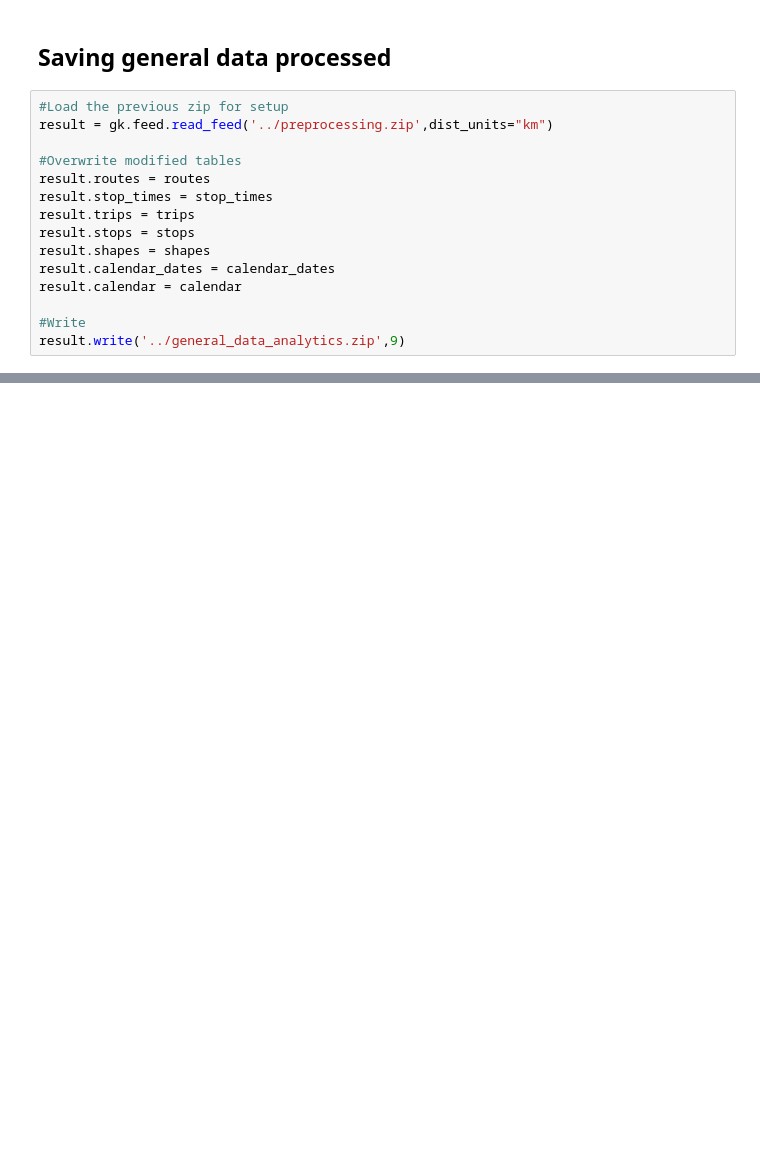
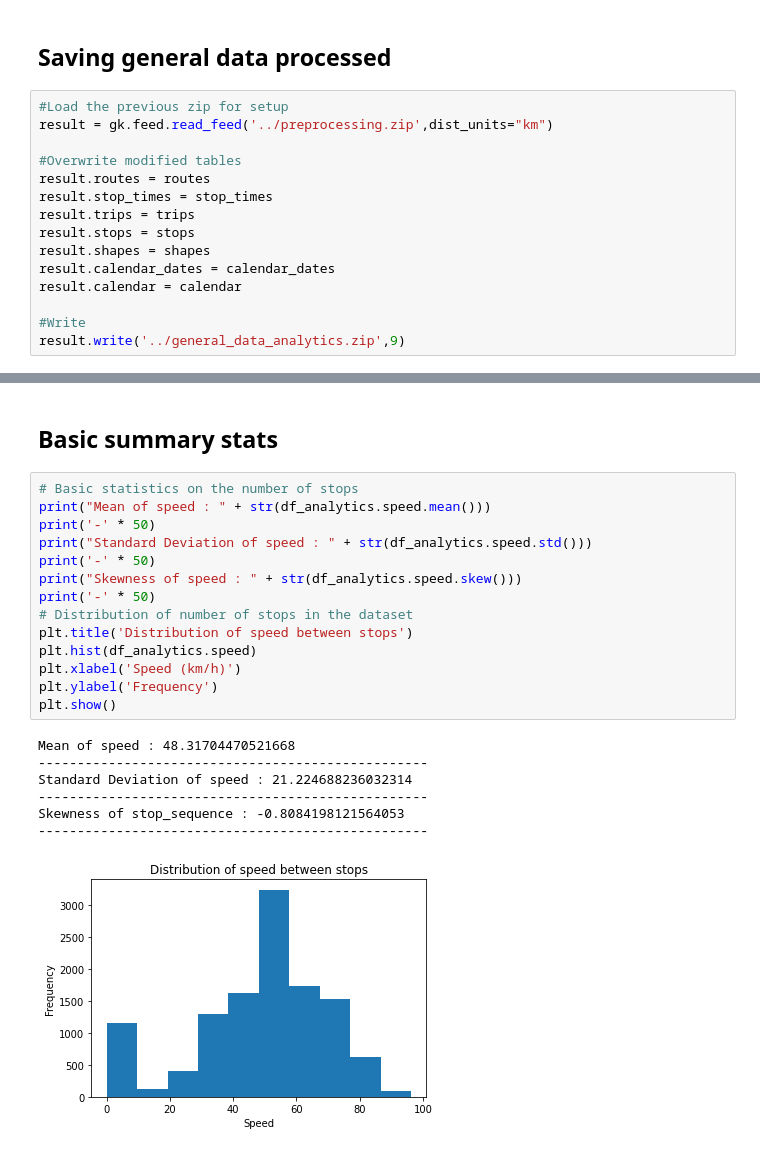
Before and after one commit to gianlucarea/weather-delay, a Jupyter notebook: general_data_analytics.ipynb, the cells around one changed output, grey strips where cells are left out. Cells and saved outputs as stored; diff of their text form; blank space fills up the shorter version.

```diff
--- a/general_data_analytics.ipynb
+++ b/general_data_analytics.ipynb
@@ -308,0 +372,24 @@ result.write('../general_data_analytics.zip',9)
+# %% [markdown]
+## Basic summary stats
+# %%
+# Basic statistics on the number of stops
+print("Mean of speed : " + str(df_analytics.speed.mean()))
+print('-' * 50)
+print("Standard Deviation of speed : " + str(df_analytics.speed.std()))
+print('-' * 50)
+print("Skewness of speed : " + str(df_analytics.speed.skew()))
+print('-' * 50)
+# Distribution of number of stops in the dataset
+plt.title('Distribution of speed between stops')
+plt.hist(df_analytics.speed)
+plt.xlabel('Speed (km/h)')
+plt.ylabel('Frequency')
+plt.show()
+# %% [output]
+Mean of speed : 48.31704470521668
+--------------------------------------------------
+Standard Deviation of speed : 21.224688236032314
+--------------------------------------------------
+Skewness of stop_sequence : -0.8084198121564053
+--------------------------------------------------
+[figure, added]
```
Also changed, not shown: parts of 31 cells of this notebook, 1 other file.
